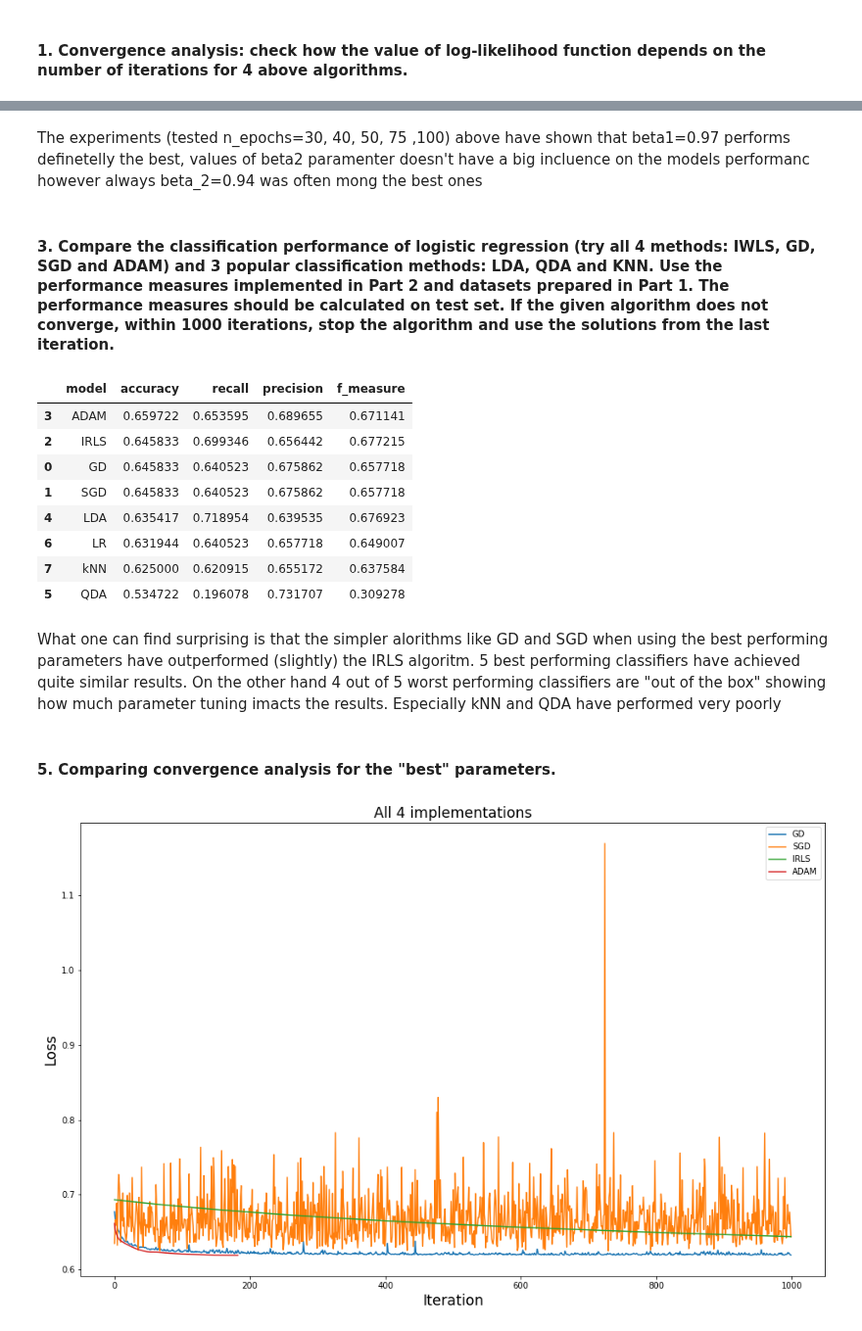
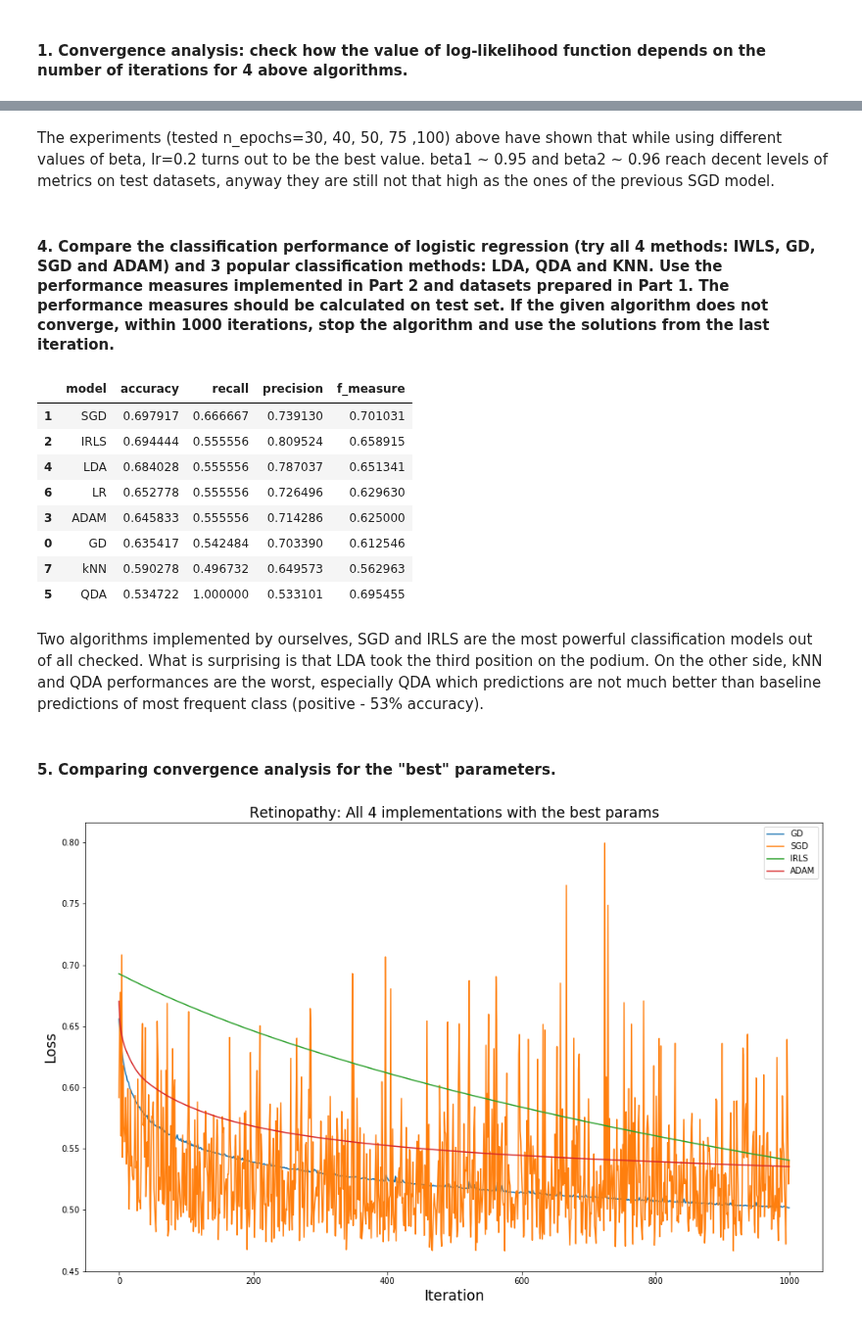
Before and after one commit to pawel99k/AML2022, a Jupyter notebook: Project1/experiments/Retinopathy_experiments.ipynb, the cells around one changed output, grey strips where cells are left out. Shown at 98% size. Drawn from its saved outputs; the diff is of its cells as text; code cells hidden in the pictures.

Commit message:
experiments

```diff
--- a/Project1/experiments/Retinopathy_experiments.ipynb
+++ b/Project1/experiments/Retinopathy_experiments.ipynb
@@ -97,0 +159,21 @@ plt.show()
+# %%
+lr_models_scaled = {
+     'GD': LogReg(optimization='Gradient Descent', learning_rate=lr, epochs=n_epochs, batch_size=0.1),
+     'SGD': LogReg(optimization='Stochastic Gradient Descent', learning_rate=lr, epochs=n_epochs),
+     'IRLS': LogReg(optimization='Iterative Reweighted Least Squares', epochs=n_epochs),
+     'ADAM': LogReg(optimization='Adaptive Moment Estimation', epochs=n_epochs, learning_rate=lr, beta_1=0.9,
+                    beta_2=0.99, epsilon=1e-8)
+ }
+# %%
+plt.figure(figsize=(16, 10))
+losses_scaled={}
+for model_name, model in lr_models_scaled.items():
+    model.train(X_train_scaled, y_train_scaled)
+    losses_scaled[model_name]=model.get_optimizer_training_losses()
+    plt.plot(range(len(losses_scaled[model_name])), losses_scaled[model_name], label=model_name)
+plt.title('Scaled Retinopathy: All 4 implementations',fontsize='xx-large')
+plt.xlabel("Iteration",fontsize='xx-large')
+plt.ylabel("Loss",fontsize='xx-large')
+plt.legend()
+plt.savefig('retinopathy_conv_03.svg')
+plt.show()
@@ -97,0 +197,8 @@ plt.show()
+# %%
+comp_df = pd.DataFrame(columns=['algorithm', 'scaling', 'accuracy'])
+for model_name in lr_models:
+    acc_no_scal = measures.accuracy(lr_models[model_name].predict(X_test), y_test)
+    acc_scaled = measures.accuracy(lr_models_scaled[model_name].predict(X_test_scaled), y_test_scaled)
+    comp_df = pd.concat((comp_df, pd.DataFrame({'algorithm': [model_name]*2,
+                                                'scaling': [False, True],
+                                                'accuracy': [acc_no_scal, acc_scaled]})), ignore_index=True)
@@ -159,7 +308,7 @@ res_test_betas.sort_values(by=['accuracy','F_measure','recall','precision'],asce
 # %% [markdown]
-The experiments (tested n_epochs=30, 40, 50, 75 ,100) above have shown that beta1=0.97 performs definetelly the best, values of beta2 paramenter doesn't have a big incluence on the models performanc however always beta_2=0.94 was often mong the best ones
+The experiments (tested n_epochs=30, 40, 50, 75 ,100) above have shown that while using different values of beta, lr=0.2 turns out to be the best value. beta1 ~ 0.95 and beta2 ~ 0.96 reach decent levels of metrics on test datasets, anyway they are still not that high as the ones of the previous SGD model.
 # %% [markdown]
-#### 3. Compare the classification performance of logistic regression (try all 4 methods: IWLS, GD, SGD and ADAM) and 3 popular classification methods: LDA, QDA and KNN. Use the performance measures implemented in Part 2 and datasets prepared in Part 1. The performance measures should be calculated on test set. If the given algorithm does not converge, within 1000 iterations, stop the algorithm and use the solutions from the last iteration.
+#### 4. Compare the classification performance of logistic regression (try all 4 methods: IWLS, GD, SGD and ADAM) and 3 popular classification methods: LDA, QDA and KNN. Use the performance measures implemented in Part 2 and datasets prepared in Part 1. The performance measures should be calculated on test set. If the given algorithm does not converge, within 1000 iterations, stop the algorithm and use the solutions from the last iteration.
 # %%
 n_epochs=1000
 
@@ -194,40 +343,38 @@ models = {
     'kNN': KNeighborsClassifier()
 }
 # %%
-res_final=experiments.final_comparisson(X_train=X_train,
-                                        y_train=y_train,
-                                        X_test=X_test,
-                                        y_test=y_test,
+res_final=experiments.final_comparisson(X_train=X_train_scaled,
+                                        y_train=y_train_scaled,
+                                        X_test=X_test_scaled,
+                                        y_test=y_test_scaled,
                                         models=models)
 
 res_final.sort_values(by=['accuracy','f_measure','recall','precision'],ascending=False)
 # %% [output]
 |  | model | accuracy | recall | precision | f_measure |
-| 3 | ADAM | 0.659722 | 0.653595 | 0.689655 | 0.671141 |
-| 2 | IRLS | 0.645833 | 0.699346 | 0.656442 | 0.677215 |
-| 0 | GD | 0.645833 | 0.640523 | 0.675862 | 0.657718 |
-| 1 | SGD | 0.645833 | 0.640523 | 0.675862 | 0.657718 |
-| 4 | LDA | 0.635417 | 0.718954 | 0.639535 | 0.676923 |
-| 6 | LR | 0.631944 | 0.640523 | 0.657718 | 0.649007 |
-| 7 | kNN | 0.625000 | 0.620915 | 0.655172 | 0.637584 |
-| 5 | QDA | 0.534722 | 0.196078 | 0.731707 | 0.309278 |
+| 1 | SGD | 0.697917 | 0.666667 | 0.739130 | 0.701031 |
+| 2 | IRLS | 0.694444 | 0.555556 | 0.809524 | 0.658915 |
+| 4 | LDA | 0.684028 | 0.555556 | 0.787037 | 0.651341 |
+| 6 | LR | 0.652778 | 0.555556 | 0.726496 | 0.629630 |
+| 3 | ADAM | 0.645833 | 0.555556 | 0.714286 | 0.625000 |
+| 0 | GD | 0.635417 | 0.542484 | 0.703390 | 0.612546 |
+| 7 | kNN | 0.590278 | 0.496732 | 0.649573 | 0.562963 |
+| 5 | QDA | 0.534722 | 1.000000 | 0.533101 | 0.695455 |
 # %% [markdown]
-What one can find surprising is that the simpler alorithms like GD and SGD when using the best performing parameters
-have outperformed (slightly) the IRLS algoritm. 5 best performing classifiers have achieved quite similar results. On the other hand 4 out of 5 worst performing classifiers are "out of the box" showing how much parameter
-tuning imacts the results. Especially kNN and QDA have performed very poorly
+Two algorithms implemented by ourselves, SGD and IRLS are the most powerful classification models out of all checked. What is surprising is that LDA took the third position on the podium. On the other side, kNN and QDA performances are the worst, especially QDA which predictions are not much better than baseline predictions of most frequent class (positive - 53% accuracy).
 # %% [markdown]
 #### 5. Comparing convergence analysis for the "best" parameters.
 # %%
 n_epochs=1000
 
 batch_size_gd=0.1
-lr_gd=0.12
+lr_gd=0.04
 
-lr_sgd=0.12
+lr_sgd=0.1
 
-lr_adam=0.12
-beta1_adam=0.97
-beta2_adam=0.94
+lr_adam=0.02
+beta1_adam=0.95
+beta2_adam=0.96
 
 lr_models = {
      'GD': LogReg(optimization='Gradient Descent',
@@ -249,14 +396,15 @@ lr_models = {
 # %%
 plt.figure(figsize=(16, 10))
 losses={}
 for model_name, model in lr_models.items():
-    model.train(X_train, y_train)
+    model.train(X_train_scaled, y_train_scaled)
     losses[model_name]=model.get_optimizer_training_losses()
     plt.plot(range(len(losses[model_name])), losses[model_name], label=model_name)
-plt.title('All 4 implementations',fontsize='xx-large')
+plt.title('Retinopathy: All 4 implementations with the best params',fontsize='xx-large')
 plt.xlabel("Iteration",fontsize='xx-large')
 plt.ylabel("Loss",fontsize='xx-large')
 plt.legend()
+plt.savefig('retinopathy_conv_04.svg')
 plt.show()
 # %% [output]
-[figure, old version]
+[figure, new version]
```
Also changed, not shown: parts of 28 cells of this notebook, 17 other files.
